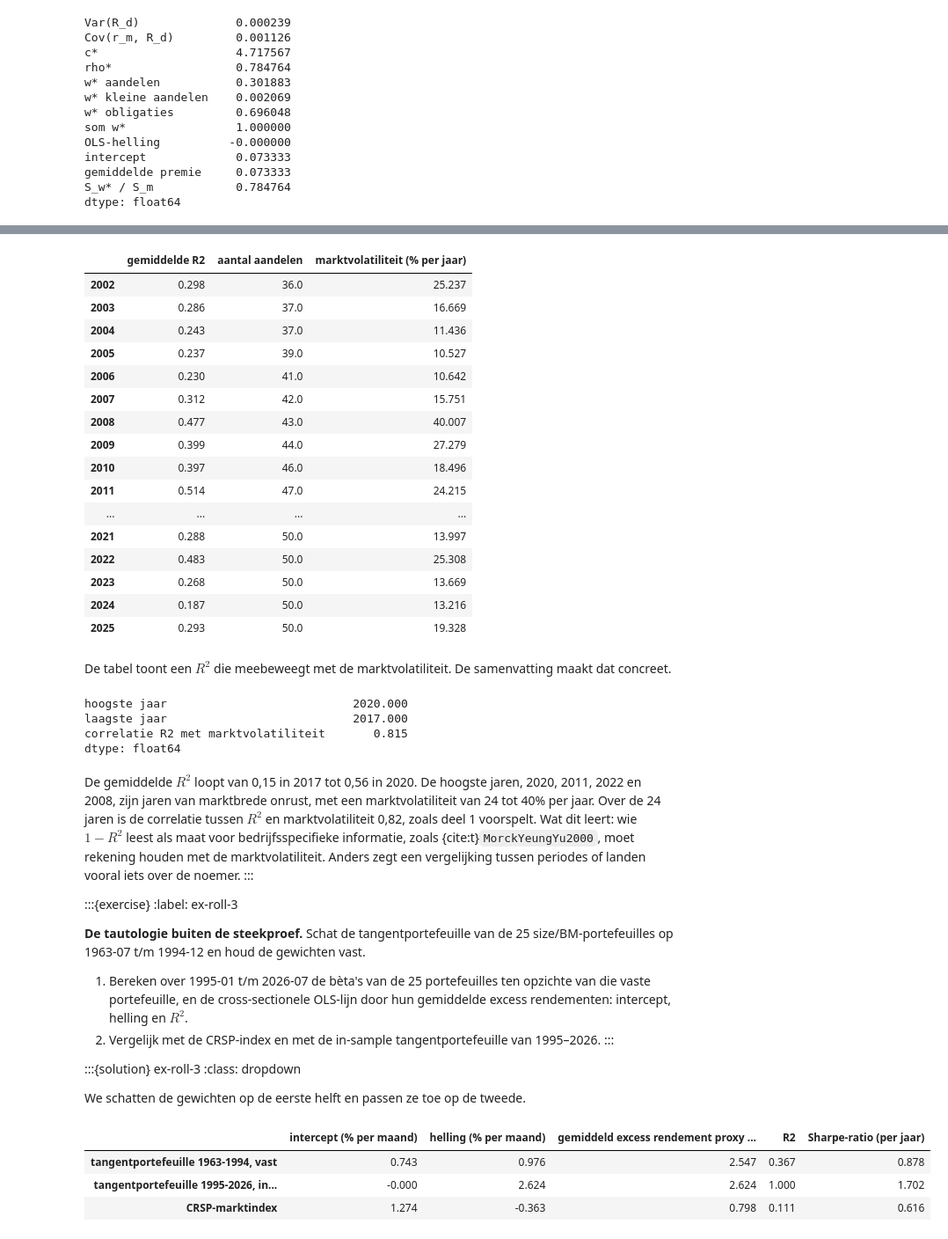
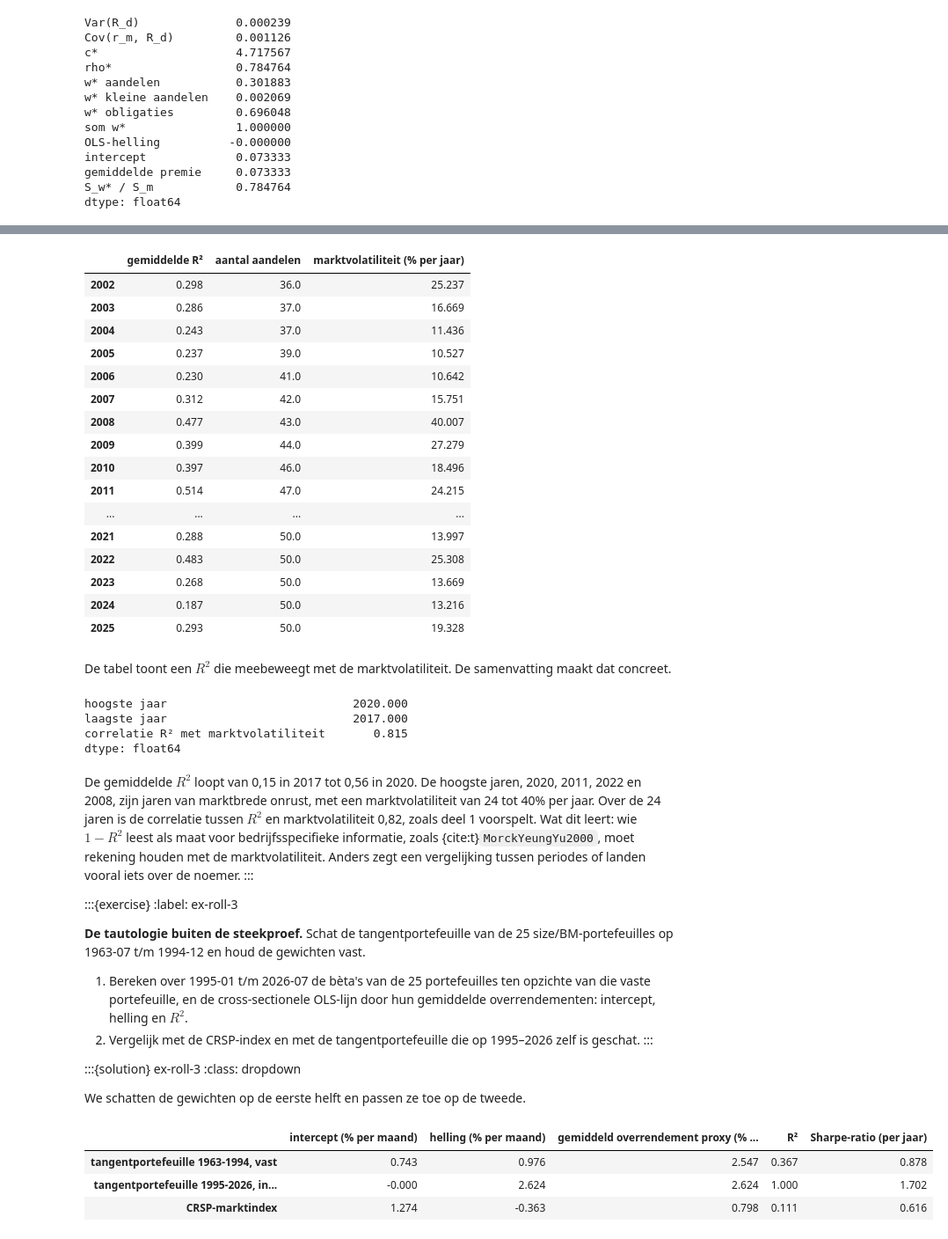
Before and after one commit to MaartenN14/history-asset-pricing, a Jupyter notebook: lectures/03_14_roll.ipynb, the cells around one changed output, grey strips where cells are left out. Shown at 88% size. Cells and saved outputs as stored; diff of their text form; code cells hidden in the pictures.

```diff
--- a/lectures/03_14_roll.ipynb
+++ b/lectures/03_14_roll.ipynb
@@ -841,12 +862,12 @@ c_hat = (d_hat @ Sigma_hat @ w_tan) / (d_hat @ Sigma_hat @ d_hat)
 w_zero = w_tan - c_hat * d_hat
 
 proxies = {
-    "in-sample tangentportefeuille": ff25 @ w_tan,
+    "tangentportefeuille in de steekproef": ff25 @ w_tan,
     "helling nul, maximale correlatie": ff25 @ w_zero,
     "gelijkgewogen 25": ff25.mean(axis=1),
     "CRSP-marktindex": mkt_excess,
 }
-tangent = proxies["in-sample tangentportefeuille"]
+tangent = proxies["tangentportefeuille in de steekproef"]
 print(f"{len(ff25)} maanden, {ff25.index[0]:%Y-%m} t/m {ff25.index[-1]:%Y-%m}; "
       f"som |gewichten| tangentportefeuille = {np.abs(w_tan).sum():.2f}")
 # %% [output]
@@ -863,12 +884,12 @@ for name, proxy in proxies.items():
     tautology[name] = {
         "correlatie met tangentportefeuille": proxy.corr(tangent),
         "Sharpe-ratio (per jaar)": np.sqrt(12) * proxy.mean() / proxy.std(),
-        "gemiddeld excess rendement (% per maand)": 100 * proxy.mean(),
+        "gemiddeld overrendement (% per maand)": 100 * proxy.mean(),
         "standaardfout gemiddelde (% per maand)": 100 * proxy.std() / np.sqrt(len(proxy)),
         "intercept (% per maand)": 100 * intercept,
         "helling (% per maand)": 100 * slope,
         "grootste |residu| (% per maand)": 100 * np.abs(resid).max(),
-        "R2": r2,
+        "R²": r2,
     }
 pd.DataFrame(tautology).T.round(4)
 # %% [output]
@@ -891,7 +914,7 @@ standaardfouten laat zien dat de gemiddelden zelf ook slecht gemeten zijn. Let i
 figuur op de spreiding rond de lijn in het rechterpaneel.
 # %%
 fig, axes = plt.subplots(1, 2, figsize=(11, 4.3), sharey=True)
-for ax, name in zip(axes, ["in-sample tangentportefeuille", "CRSP-marktindex"]):
+for ax, name in zip(axes, ["tangentportefeuille in de steekproef", "CRSP-marktindex"]):
     betas, intercept, slope = fitted[name]
     grid = np.linspace(0, 1.05 * betas.max(), 20)
     ax.scatter(betas, 100 * mu_hat, color=hap.plotting.COLORS[0], zorder=3,
@@ -899,8 +922,8 @@ for ax, name in zip(axes, ["in-sample tangentportefeuille", "CRSP-marktindex"]):
     ax.plot(grid, 100 * (intercept + slope * grid), color=hap.plotting.COLORS[1],
             label="cross-sectionele OLS-lijn")
     ax.set_xlabel(f"Bèta ten opzichte van: {name}")
-    ax.set_title(f"{name}: $R^2$ = {tautology[name]['R2']:.3f}")
-axes[0].set_ylabel("Gemiddeld excess rendement (% per maand)")
+    ax.set_title(f"{name}: $R^2$ = {tautology[name]['R²']:.3f}".replace(".", ","))
+axes[0].set_ylabel("Gemiddeld overrendement (% per maand)")
 axes[0].legend(loc="upper left")
 plt.show()
 # %% [output]
@@ -947,8 +970,8 @@ for name, panel in portfolio_sets.items():
         r2_per_portfolio[col] = adjusted_r2(pair)
     r2 = pd.Series(r2_per_portfolio)
     portfolio_r2[name] = r2
-    portfolio_summary[name] = {"aantal portefeuilles": len(r2), "gemiddelde R2": r2.mean(),
-                               "mediaan R2": r2.median(), "minimum": r2.min(),
+    portfolio_summary[name] = {"aantal portefeuilles": len(r2), "gemiddelde R²": r2.mean(),
+                               "mediaan R²": r2.median(), "minimum": r2.min(),
                                "maximum": r2.max()}
 pd.DataFrame(portfolio_summary).T.round(3)
 # %% [output]
@@ -1229,12 +1254,12 @@ for year in range(2002, 2026):
     daily = stock_daily.loc[str(year)]
     mkt_year = market_daily["Mkt"].loc[str(year)]
     values = [stock_r2(daily[t], mkt_year) for t in tickers if daily[t].notna().sum() >= 200]
-    yearly[year] = {"gemiddelde R2": np.mean(values), "aantal aandelen": len(values),
+    yearly[year] = {"gemiddelde R²": np.mean(values), "aantal aandelen": len(values),
                     "marktvolatiliteit (% per jaar)": 100 * np.sqrt(252) * mkt_year.std()}
 yearly = pd.DataFrame(yearly).T
 yearly.round(3)
 # %% [output]
-|  | gemiddelde R2 | aantal aandelen | marktvolatiliteit (% per jaar) |
+|  | gemiddelde R² | aantal aandelen | marktvolatiliteit (% per jaar) |
 | 2002 | 0.298 | 36.0 | 25.237 |
 | 2003 | 0.286 | 37.0 | 16.669 |
 | 2004 | 0.243 | 37.0 | 11.436 |
@@ -1256,15 +1281,15 @@ De tabel toont een $R^2$ die meebeweegt met de marktvolatiliteit. De samenvattin
 dat concreet.
 # %%
 pd.Series({
-    "hoogste jaar": int(yearly["gemiddelde R2"].idxmax()),
-    "laagste jaar": int(yearly["gemiddelde R2"].idxmin()),
-    "correlatie R2 met marktvolatiliteit": yearly["gemiddelde R2"].corr(
+    "hoogste jaar": int(yearly["gemiddelde R²"].idxmax()),
+    "laagste jaar": int(yearly["gemiddelde R²"].idxmin()),
+    "correlatie R² met marktvolatiliteit": yearly["gemiddelde R²"].corr(
         yearly["marktvolatiliteit (% per jaar)"]),
 }).round(3)
 # %% [output]
 hoogste jaar                           2020.000
 laagste jaar                           2017.000
-correlatie R2 met marktvolatiliteit       0.815
+correlatie R² met marktvolatiliteit       0.815
 dtype: float64
 # %% [markdown]
 De gemiddelde $R^2$ loopt van 0,15 in 2017 tot 0,56 in 2020. De hoogste jaren, 2020,
@@ -1283,9 +1308,10 @@ of landen vooral iets over de noemer.
 size/BM-portefeuilles op 1963-07 t/m 1994-12 en houd de gewichten vast.
 
 1. Bereken over 1995-01 t/m 2026-07 de bèta's van de 25 portefeuilles ten opzichte van
-   die vaste portefeuille, en de cross-sectionele OLS-lijn door hun gemiddelde excess
-   rendementen: intercept, helling en $R^2$.
-2. Vergelijk met de CRSP-index en met de in-sample tangentportefeuille van 1995–2026.
+   die vaste portefeuille, en de cross-sectionele OLS-lijn door hun gemiddelde
+   overrendementen: intercept, helling en $R^2$.
+2. Vergelijk met de CRSP-index en met de tangentportefeuille die op 1995–2026 zelf is
+   geschat.
 :::
 
 :::{solution} ex-roll-3
@@ -1295,23 +1321,23 @@ We schatten de gewichten op de eerste helft en passen ze toe op de tweede.
 # %%
 first, second = ff25.loc[:"1994-12"], ff25.loc["1995-01":]
 w_first = np.linalg.solve(first.cov().to_numpy(), first.mean().to_numpy())
 w_first /= w_first.sum()
 w_second = np.linalg.solve(second.cov().to_numpy(), second.mean().to_numpy())
 w_second /= w_second.sum()
 
 oos = {}
 for name, proxy in {"tangentportefeuille 1963-1994, vast": second @ w_first,
-                    "tangentportefeuille 1995-2026, in-sample": second @ w_second,
+                    "tangentportefeuille 1995-2026, in de steekproef": second @ w_second,
                     "CRSP-marktindex": mkt_excess.loc[second.index]}.items():
     betas = second.apply(lambda col: col.cov(proxy) / proxy.var())
     intercept, slope, _, r2 = sml_fit(betas.to_numpy(), second.mean().to_numpy())
     oos[name] = {"intercept (% per maand)": 100 * intercept,
                  "helling (% per maand)": 100 * slope,
-                 "gemiddeld excess rendement proxy (% per maand)": 100 * proxy.mean(),
-                 "R2": r2, "Sharpe-ratio (per jaar)": np.sqrt(12) * proxy.mean() / proxy.std()}
+                 "gemiddeld overrendement proxy (% per maand)": 100 * proxy.mean(),
+                 "R²": r2, "Sharpe-ratio (per jaar)": np.sqrt(12) * proxy.mean() / proxy.std()}
 pd.DataFrame(oos).T.round(3)
 # %% [output]
-|  | intercept (% per maand) | helling (% per maand) | gemiddeld excess rendement proxy ... | R2 | Sharpe-ratio (per jaar) |
+|  | intercept (% per maand) | helling (% per maand) | gemiddeld overrendement proxy (% ... | R² | Sharpe-ratio (per jaar) |
 | tangentportefeuille 1963-1994, vast | 0.743 | 0.976 | 2.547 | 0.367 | 0.878 |
 | tangentportefeuille 1995-2026, in... | -0.000 | 2.624 | 2.624 | 1.000 | 1.702 |
 | CRSP-marktindex | 1.274 | -0.363 | 0.798 | 0.111 | 0.616 |
```
Also changed, not shown: parts of 23 cells of this notebook, 4 other files.
